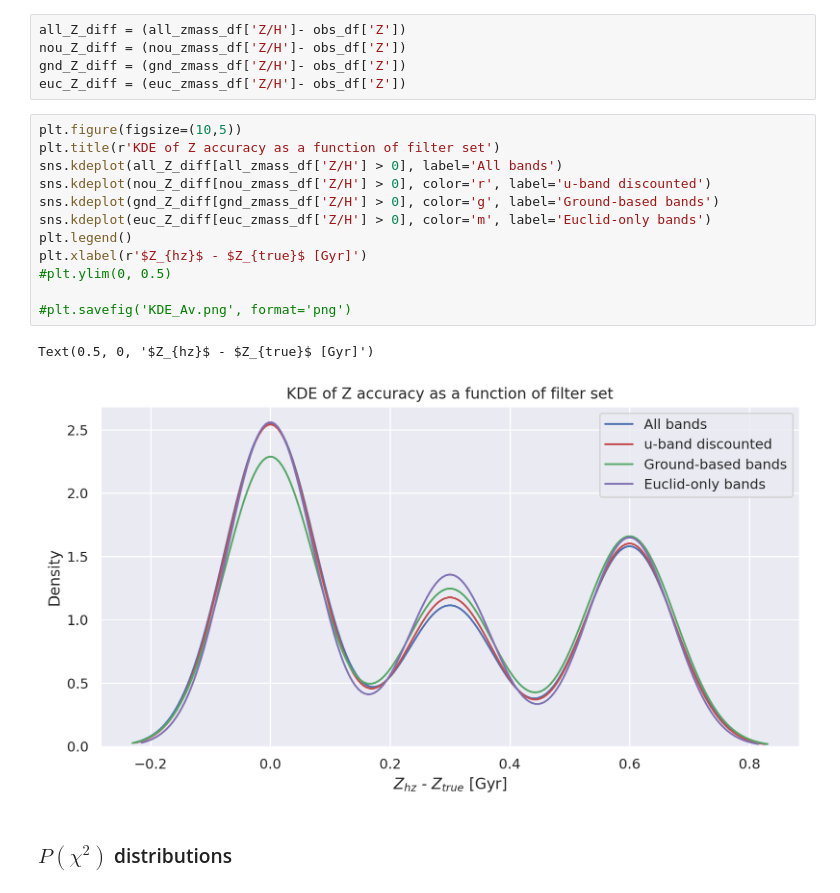
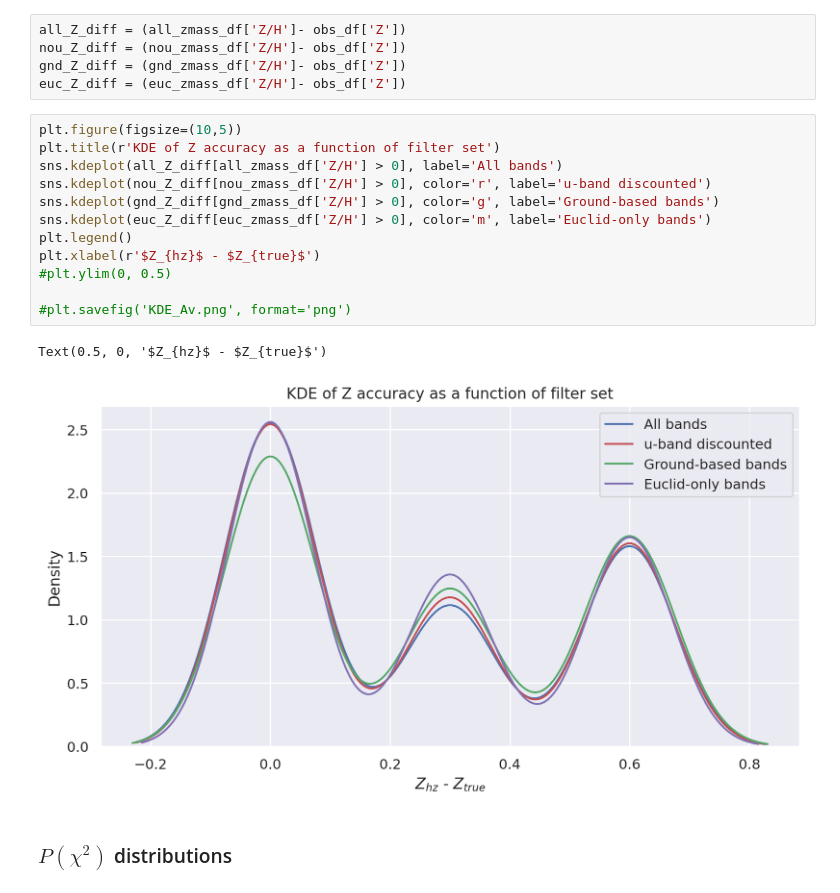
Before and after one commit to cjscullion/galaxy-properties-euclid, a Jupyter notebook: hzmass/hzmass_results.ipynb, the cells around one changed output. Cells and saved outputs as stored; diff of their text form.

```diff
--- a/hzmass/hzmass_results.ipynb
+++ b/hzmass/hzmass_results.ipynb
@@ -689,18 +697,18 @@ euc_Z_diff = (euc_zmass_df['Z/H']- obs_df['Z'])
 # %%
 plt.figure(figsize=(10,5))
 plt.title(r'KDE of Z accuracy as a function of filter set')
 sns.kdeplot(all_Z_diff[all_zmass_df['Z/H'] > 0], label='All bands')
 sns.kdeplot(nou_Z_diff[nou_zmass_df['Z/H'] > 0], color='r', label='u-band discounted')
 sns.kdeplot(gnd_Z_diff[gnd_zmass_df['Z/H'] > 0], color='g', label='Ground-based bands')
 sns.kdeplot(euc_Z_diff[euc_zmass_df['Z/H'] > 0], color='m', label='Euclid-only bands')
 plt.legend()
-plt.xlabel(r'$Z_{hz}$ - $Z_{true}$ [Gyr]')
+plt.xlabel(r'$Z_{hz}$ - $Z_{true}$')
 #plt.ylim(0, 0.5)
 
 #plt.savefig('KDE_Av.png', format='png')
 # %% [output]
-Text(0.5, 0, '$Z_{hz}$ - $Z_{true}$ [Gyr]')
+Text(0.5, 0, '$Z_{hz}$ - $Z_{true}$')
-[figure, old version]
+[figure, new version]
 # %% [markdown]
 ### $P(\chi^2)$ distributions
 # %%
```
Also changed, not shown: parts of 2 cells of this notebook, 1 other file.
